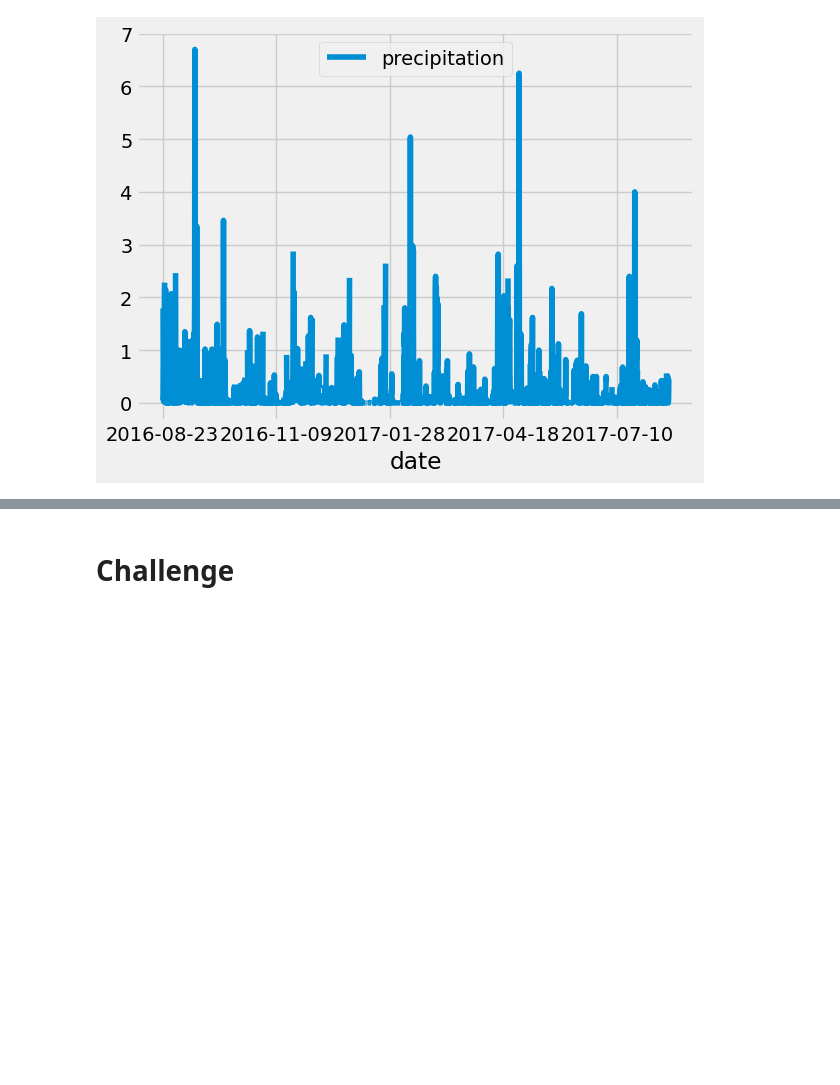
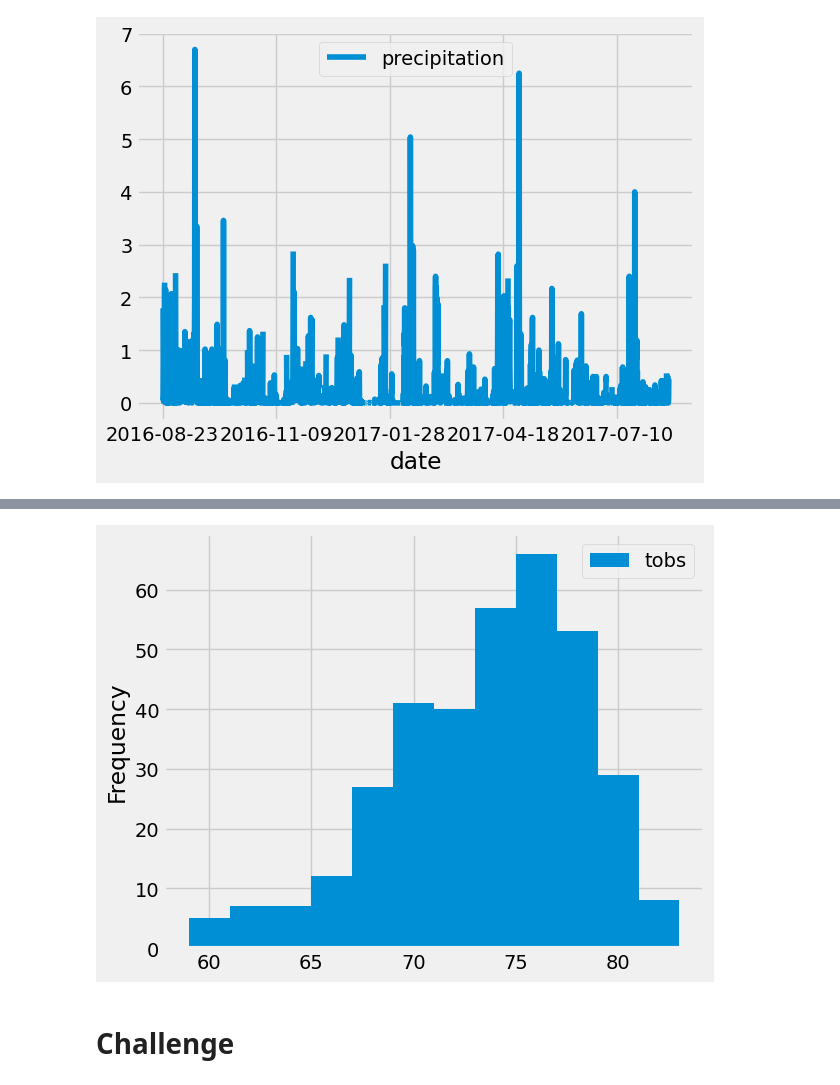
Before and after one commit to davis4a6/Surfs_Up, a Jupyter notebook: climate_analysis.ipynb, the cells around one changed output, grey strips where cells are left out. Drawn from its saved outputs; the diff is of its cells as text; code cells hidden in the pictures; blank space fills up the shorter version.

```diff
--- a/climate_analysis.ipynb
+++ b/climate_analysis.ipynb
@@ -121,3 +153,10 @@ df.plot()
 # %%
 # Choose the station with the highest number of temperature observations.
 # Query the last 12 months of temperature observation data for this station and plot the results as a histogram
+session.query(Measurement.tobs)
+# Filter out stations except most active station
+# Filter to consider only most recent year
+results = session.query(Measurement.tobs).\
+    filter(Measurement.station == 'USC00519281').\
+    filter(Measurement.date >= prev_year).all()
+print(results)
@@ -123,0 +165,4 @@ df.plot()
+# %%
+# Convert results to a DataFrame
+df = pd.DataFrame(results, columns=['tobs'])
+df
@@ -124,3 +204,10 @@ df.plot()
+# %%
+# Create histogram for last 12 months of data from this station
+df.plot.hist(bins=12)
+# Compress the x-axis label to fit in the box holding our plot
+plt.tight_layout()
+# %% [output]
+[figure, added]
 # %%
 # Write a function called `calc_temps` that will accept start date and end date in the format '%Y-%m-%d'
 # and return the minimum, average, and maximum temperatures for that range of dates
```
Also changed, not shown: parts of 7 cells of this notebook.
